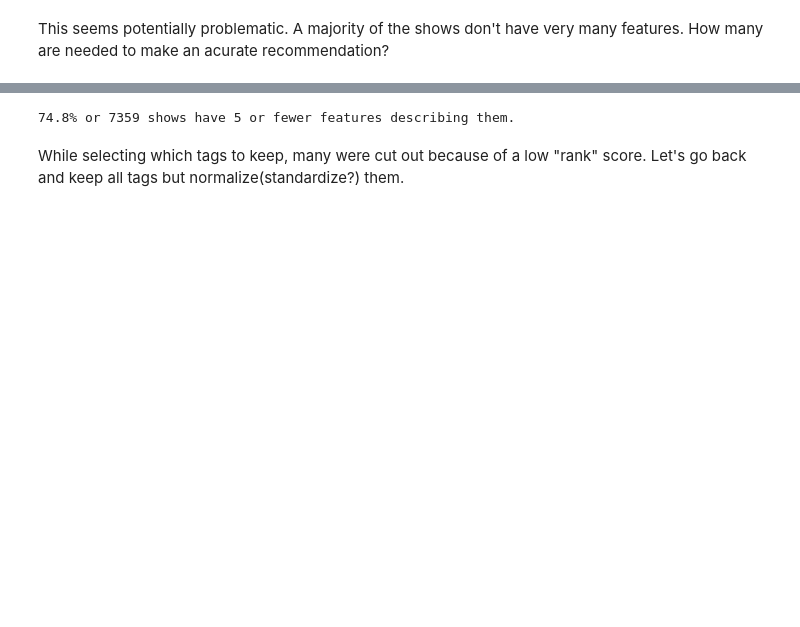
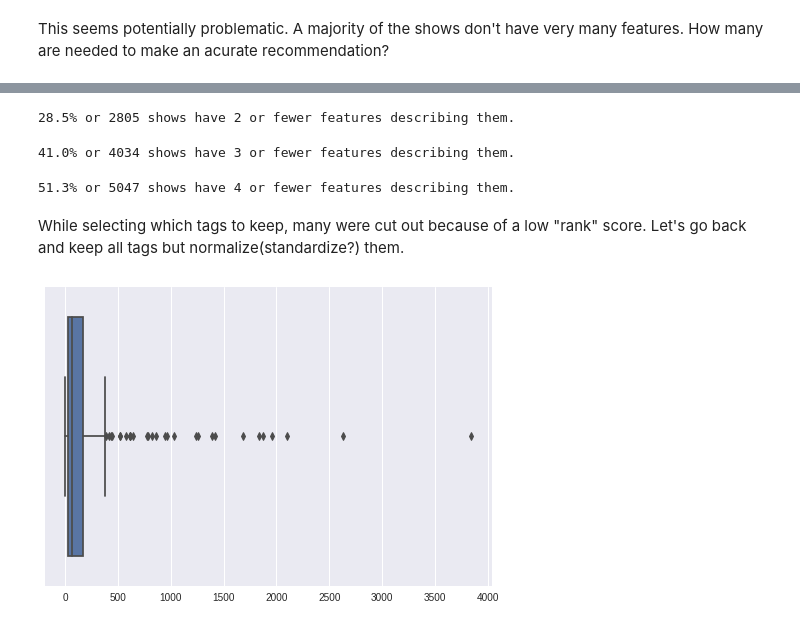
Before and after one commit to sn-ekstrand/content-based-anime-recommender, a Jupyter notebook: initial_eda.ipynb, the cells around one changed output, grey strips where cells are left out. Cells and saved outputs as stored; diff of their text form; code cells hidden in the pictures; blank space fills up the shorter version.

Commit message:
explored a box plot of the total shows per feature

```diff
--- a/initial_eda.ipynb
+++ b/initial_eda.ipynb
@@ -148,7 +147,18 @@ print('{0:.1%}'.format(len(total_per_show[total_per_show < 3]) / len(total_per_s
-# %%
-print('{0:.1%}'.format(len(total_per_show[total_per_show < 6]) / len(total_per_show)),
-      'or', len(total_per_show[total_per_show < 6]), 'shows have 5 or fewer features describing them.')
-# %% [output]
-74.8% or 7359 shows have 5 or fewer features describing them.
+# %%
+count_for_n_features(total_per_show, 2)
+# %% [output]
+28.5% or 2805 shows have 2 or fewer features describing them.
+# %%
+count_for_n_features(total_per_show, 3)
+# %% [output]
+41.0% or 4034 shows have 3 or fewer features describing them.
+# %%
+count_for_n_features(total_per_show, 4)
+# %% [output]
+51.3% or 5047 shows have 4 or fewer features describing them.
 # %% [markdown]
 While selecting which tags to keep, many were cut out because of a low "rank" score. Let's go back and keep all tags but normalize(standardize?) them.
+# %%
+sns.boxplot(total_per_feature);
+# %% [output]
+[figure, added]
```
Also changed, not shown: parts of 11 cells of this notebook.
